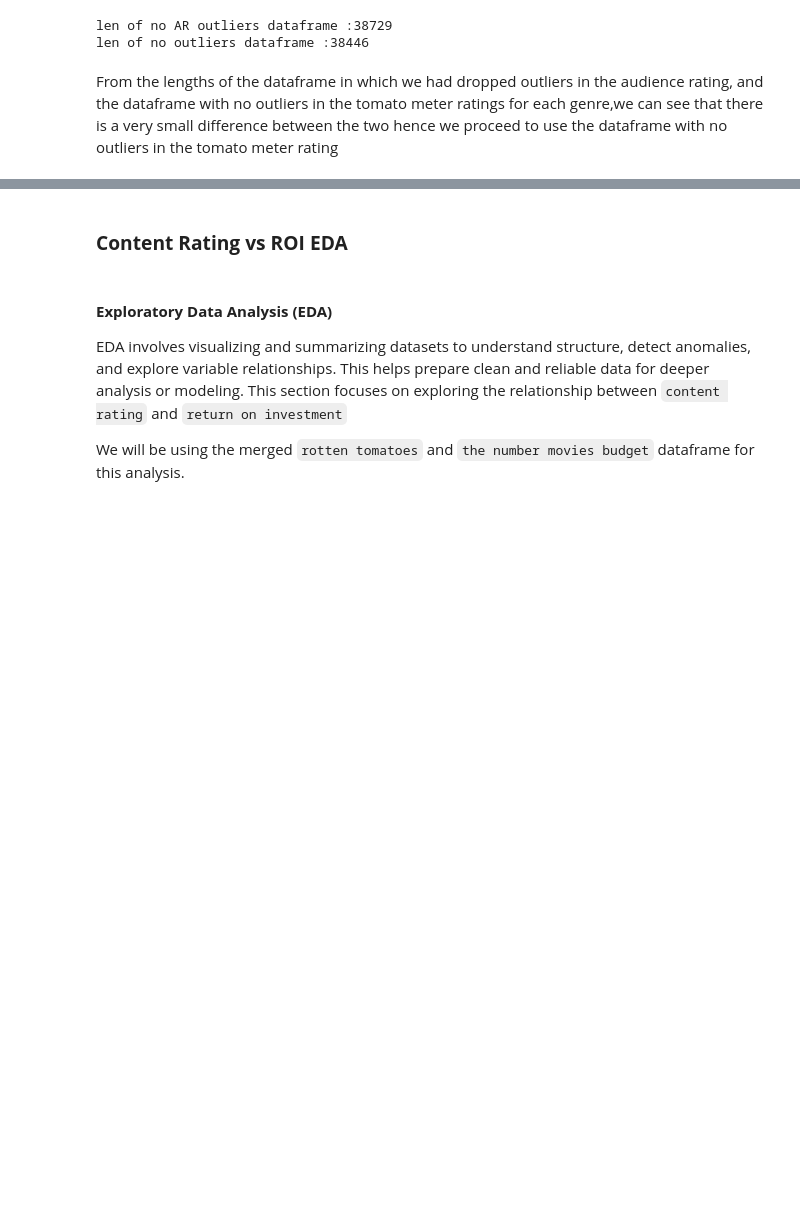
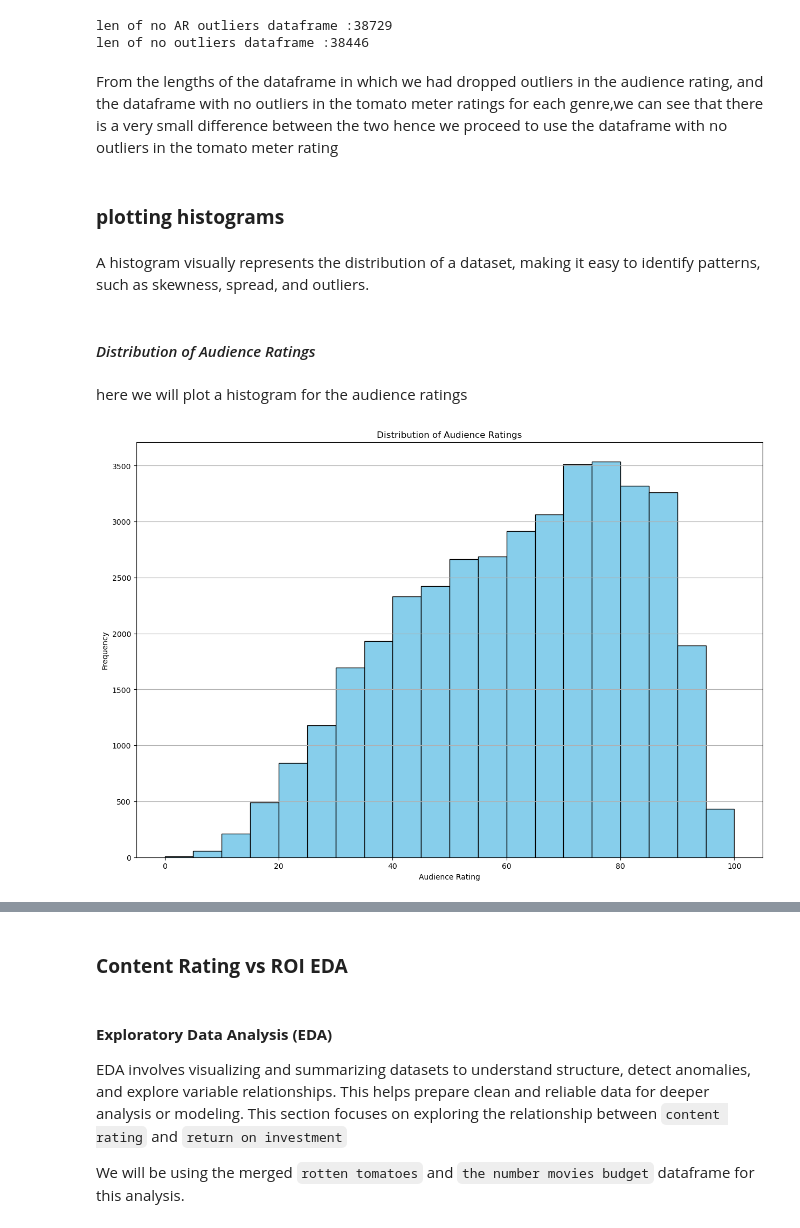
Before and after one commit to Tdoggie/phase-2-project, a Jupyter notebook: index.ipynb, the cells around one changed output, grey strips where cells are left out. Saved outputs shown, nothing was run; the diff lists cells and outputs as text; code cells hidden in the pictures; blank space fills up the shorter version.

Commit message:
genre-rating-eda plot histograms

```diff
--- a/index.ipynb
+++ b/index.ipynb
@@ -927,3 +927,22 @@ len of no AR outliers dataframe :38729
 len of no outliers dataframe :38446
 # %% [markdown]
 From the lengths of the dataframe in which we had dropped outliers in the audience rating, and the dataframe with no outliers in the tomato meter  ratings for each genre,we can see that there is a very small difference between the two hence we proceed to use the dataframe with no outliers in the tomato meter rating
+# %% [markdown]
+### **plotting histograms**
+# %% [markdown]
+A histogram visually represents the distribution of a dataset, making it easy to identify patterns, such as skewness, spread, and outliers.
+# %% [markdown]
+#### *Distribution of Audience Ratings*
+# %% [markdown]
+here we will plot a histogram for the audience ratings
+# %%
+# histogram of distribution of audience ratings
+plt.figure(figsize=(15,10))
+plt.hist(cleaned_tm_df["audience_rating"], bins=20, color='skyblue', edgecolor='black')
+plt.title("Distribution of Audience Ratings")
+plt.xlabel("Audience Rating")
+plt.ylabel("Frequency")
+plt.grid(axis='y')
+plt.show()
+# %% [output]
+[figure, added]
```
Also changed, not shown: parts of 5 cells of this notebook.
